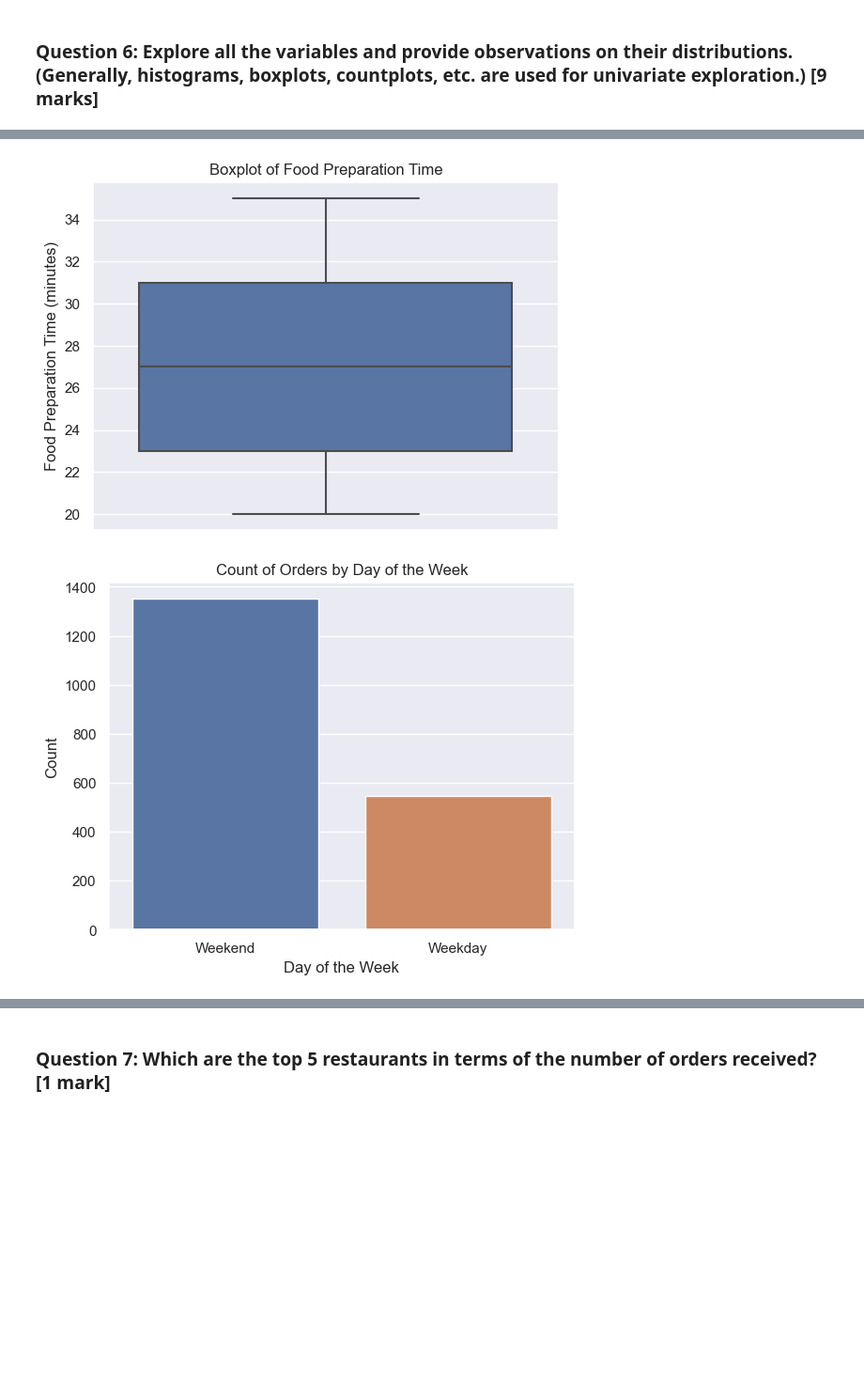
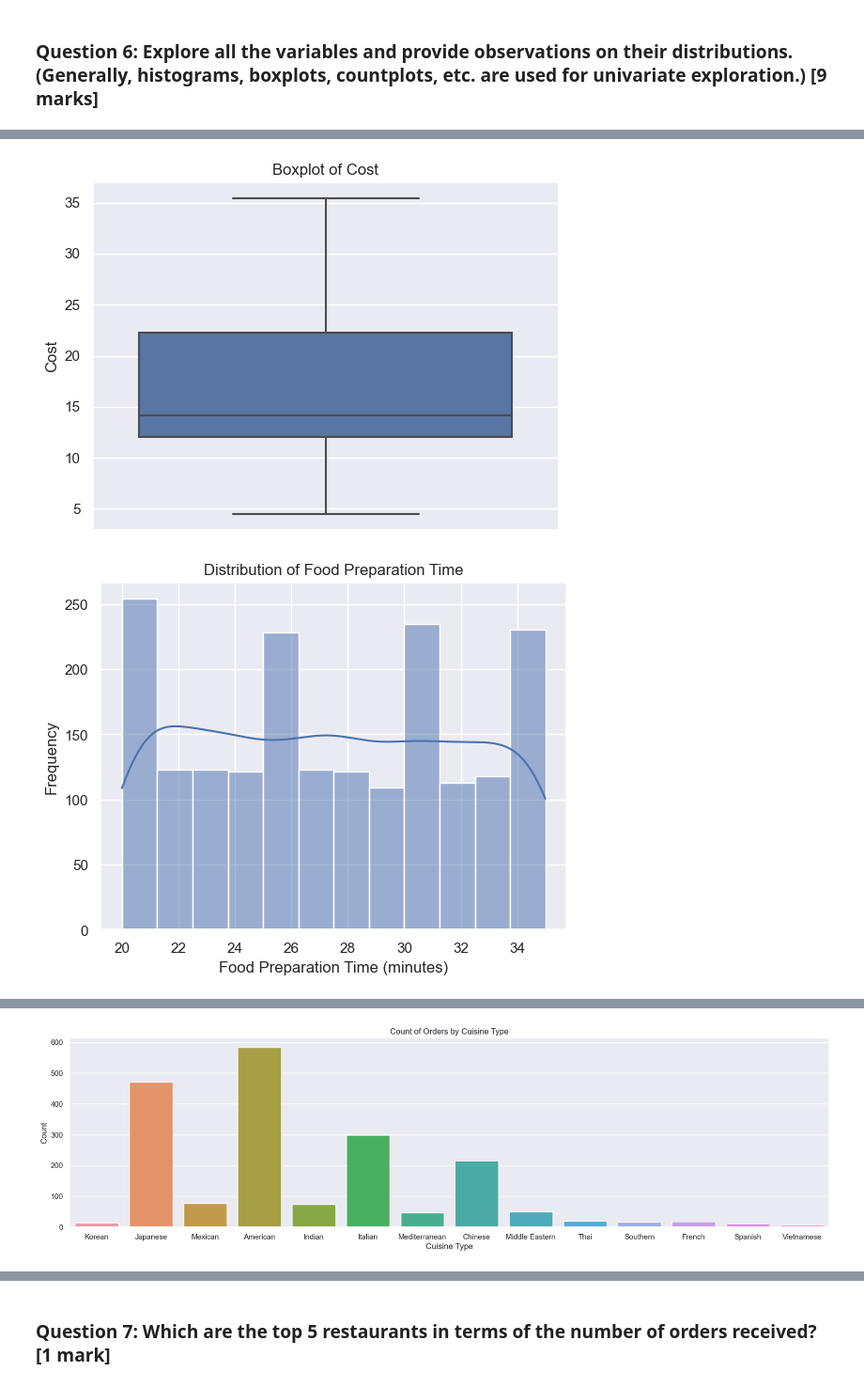
Before and after one commit to jsomerville/PGP-AI-ML-BA-UTA-JS, a Jupyter notebook: Project 1-Python Foundations/PYF_Project_LearnerNotebook_FullCode.ipynb, the cells around one changed output, grey strips where cells are left out. Shown: that part at 94% size. Cells and saved outputs as stored; diff of their text form; code cells hidden in the pictures; blank space fills up the shorter version.

```diff
--- a/Project 1-Python Foundations/PYF_Project_LearnerNotebook_FullCode.ipynb
+++ b/Project 1-Python Foundations/PYF_Project_LearnerNotebook_FullCode.ipynb
@@ -210,36 +210,79 @@ There are 736 orders not rated or "Not given" in the dataset.
 # %% [markdown]
 ### **Question 6:** Explore all the variables and provide observations on their distributions. (Generally, histograms, boxplots, countplots, etc. are used for univariate exploration.) [9 marks]
 # %%
+#Numerical variables: histplot, boxplot
+#Categorical variables: countplot
+
 # Set the style of the plots
 sns.set(style="darkgrid")
 
 # Create a histogram for the 'cost' variable
 sns.histplot(data=df, x='cost_of_the_order', kde=True)
 plt.title('Distribution of Cost')
 plt.xlabel('Cost')
 plt.ylabel('Frequency')
 plt.show()
+# Create a boxplot for the 'cost' variable
+sns.boxplot(data=df, y='cost_of_the_order')
+plt.title('Boxplot of Cost')
+plt.ylabel('Cost')
+plt.show()
 
+# Create a histogram for the 'food_preparation_time' variable
+sns.histplot(data=df, x='food_preparation_time', kde=True)
+plt.title('Distribution of Food Preparation Time')
+plt.xlabel('Food Preparation Time (minutes)')
+plt.ylabel('Frequency')
+plt.show()
 # Create a boxplot for the 'food_preparation_time' variable
 sns.boxplot(data=df, y='food_preparation_time')
 plt.title('Boxplot of Food Preparation Time')
 plt.ylabel('Food Preparation Time (minutes)')
+plt.show()
+
+# Create a histogram for the 'food_delivery_time' variable
+sns.histplot(data=df, x='delivery_time', kde=True)
+plt.title('Distribution of Food Delivery Time')
+plt.xlabel('Food Delivery Time (minutes)')
+plt.ylabel('Frequency')
+plt.show()
+# Create a boxplot for the 'food_delivery_time' variable
+sns.boxplot(data=df, y='delivery_time')
+plt.title('Boxplot of Food Delivery Time')
+plt.ylabel('Food Delivery Time (minutes)')
+plt.show()
+
+# Create a countplot for the 'rating' variable
+sns.countplot(data=df, x='rating')
+plt.title('Count of Ratings')
+plt.xlabel('Rating')
+plt.ylabel('Count')
 plt.show()
 
 # Create a countplot for the 'day_of_the_week' variable
 sns.countplot(data=df, x='day_of_the_week')
 plt.title('Count of Orders by Day of the Week')
 plt.xlabel('Day of the Week')
 plt.ylabel('Count')
 plt.show()
 
-# Create a histogram for the 'rating' variable
-sns.histplot(data=df, x='rating', kde=True)
-plt.title('Distribution of Ratings')
-plt.xlabel('Rating')
-plt.ylabel('Frequency')
+plt.figure(figsize=(20, 5))
+# Create a countplot for the 'cuisine_type' variable
+sns.countplot(data=df, x='cuisine_type')
+plt.title('Count of Orders by Cuisine Type')
+plt.xlabel('Cuisine Type')
+plt.ylabel('Count')
 plt.show()
+
+plt.figure(figsize=(20, 5))
+# Create a countplot for the restaurant variable
+sns.countplot(data=df, x='restaurant_name')
+plt.title('Count of Orders by Restaurant')
+plt.xlabel('Restaurant Name')
+plt.ylabel('Count')
+plt.xticks(rotation=90)
+plt.show()
 # %% [output]
 [figure]
-[figure, old version]
+[figure, new version]
-[figure, old version]
+[figure, new version]
@@ -246,0 +294 @@ plt.show()
+[figure, added]
```
Also changed, not shown: parts of 6 cells of this notebook.
